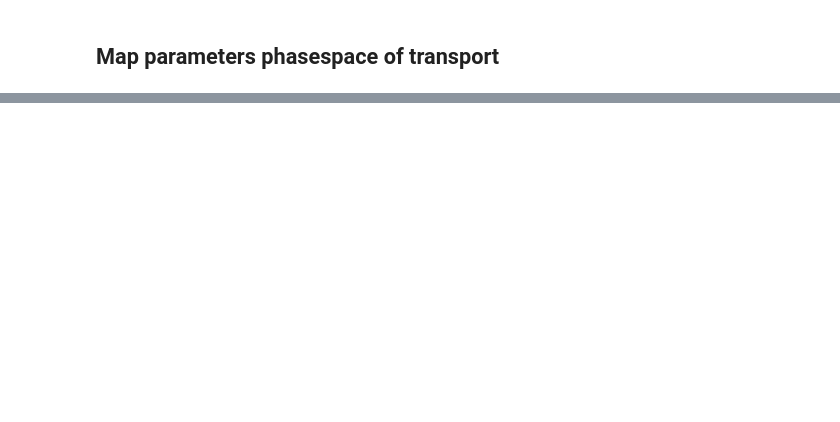
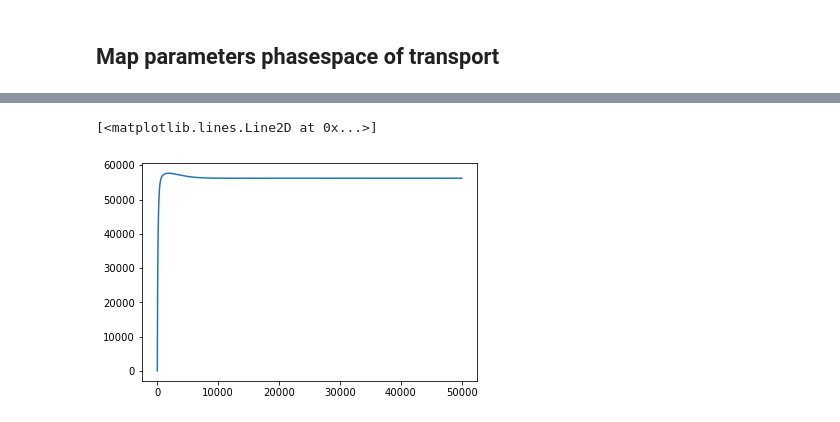
Before and after one commit to ravehlab/npctransport_kinetic, a Jupyter notebook: NPC_FLIP_simulations.ipynb, the cells around one changed output, grey strips where cells are left out. Drawn from its saved outputs; the diff is of its cells as text; code cells hidden in the pictures; blank space fills up the shorter version.

```diff
--- a/NPC_FLIP_simulations.ipynb
+++ b/NPC_FLIP_simulations.ipynb
@@ -399,0 +418,8 @@ plt.plot(stats['complexL_NPC'])
+# %%
+plt.plot(stats['complexL_NPC_N_import'] +
+        stats['complexL_NPC_N_export'] +
+        stats['complexL_NPC_C_import'] +
+        stats['complexL_NPC_C_export'])
+# %% [output]
+[<matplotlib.lines.Line2D at 0x...>]
+[figure, added]
```
Also changed, not shown: parts of 11 cells of this notebook, 1 other file.
